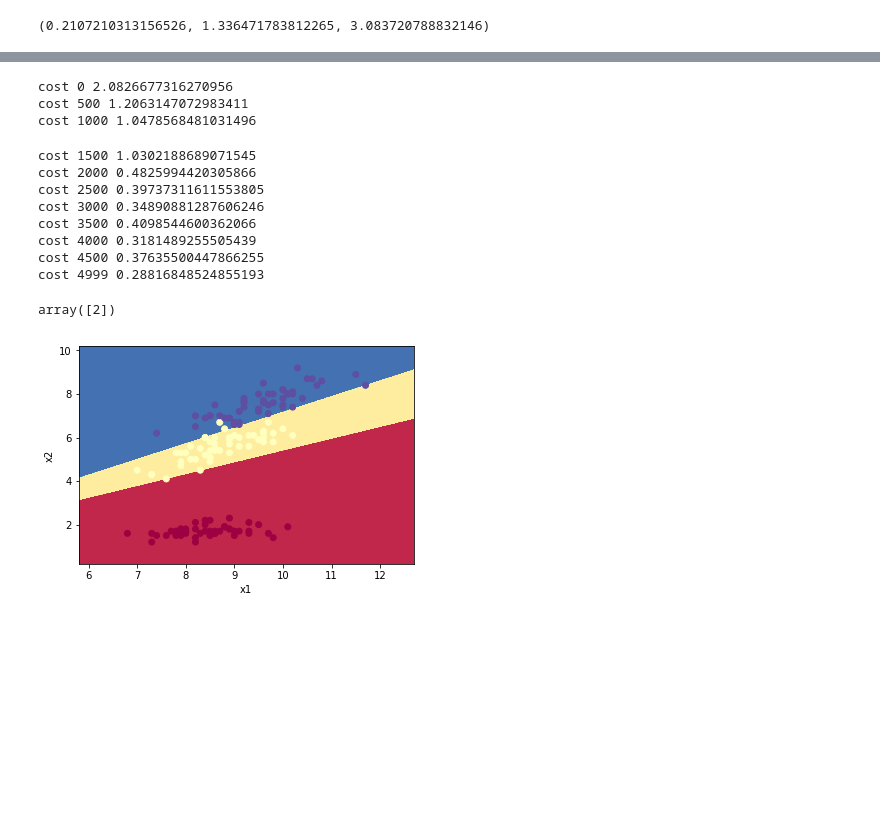
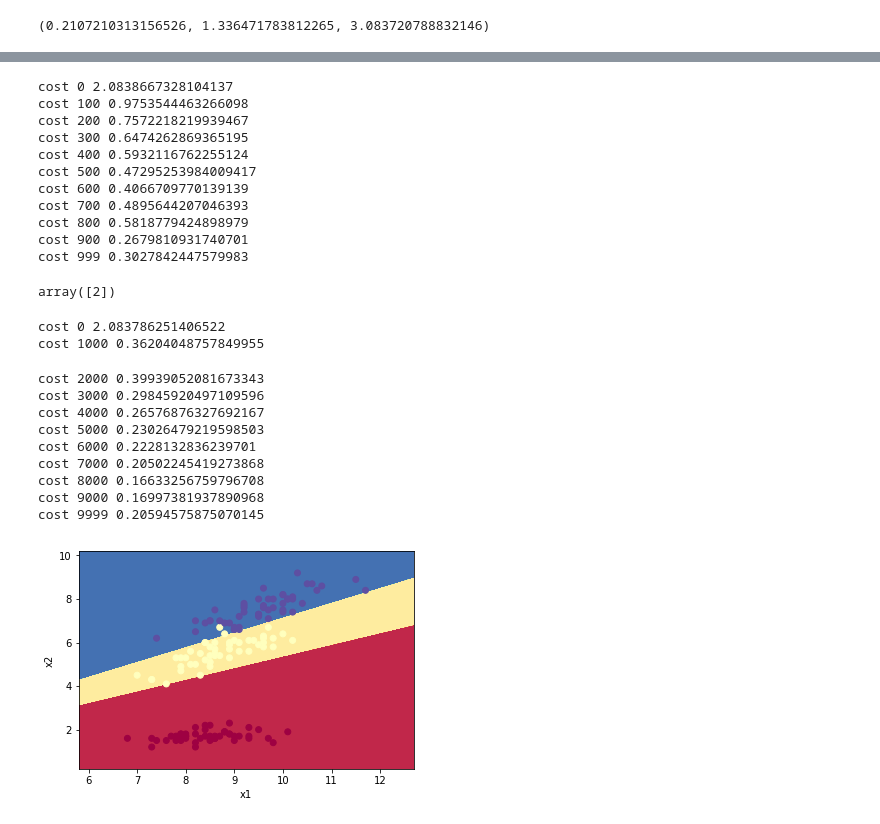
Before and after one commit to mkuzmik/neural-networks, a Jupyter notebook: mlp.ipynb, the cells around one changed output, grey strips where cells are left out. Cells and saved outputs as stored; diff of their text form; code cells hidden in the pictures; blank space fills up the shorter version.

```diff
--- a/mlp.ipynb
+++ b/mlp.ipynb
@@ -153,7 +153,8 @@ def initialize_layers(layers_sizes):
 
     for size in layers_sizes[1:]:
         weights = np.random.randn(size, prev_size) * 0.01
-        result += [weights]
+        biases = np.zeros(shape=(size, 1))
+        result += [{'weights': weights, 'biases': biases}]
         prev_size = size
 
     return result
@@ -175,10 +185,10 @@ def sigmoid(x, derivative=False):
         return sigm * (1. - sigm)
     return sigm
 
-def forward_propagation(Xx, Ww, activation='sigmoid'):
+def forward_propagation(Xx, Nn, activation='sigmoid'):
     """
-    X -- input dataset
-    W -- list of matrices with weights
+    Xx -- input dataset
+    Nn -- list of dictionaries with weights and bayases (neural network)
 
     Returns result of forward propagation (no_of_classes, no_of_examples) and cache with results of given layer
     """
@@ -186,8 +196,8 @@ def forward_propagation(Xx, Ww, activation='sigmoid'):
     A = Xx.T
     cache = [A]
 
-    for w in Ww:
-        Z = np.dot(w, A)
+    for layer in Nn:
+        Z = np.dot(layer['weights'], A) + layer['biases']
         if activation == 'sigmoid':
             A = sigmoid(Z)
         else:
@@ -301,15 +314,16 @@ backward_propagation(
 # %%
-def update_weights(W, gradients, learning_rate=1.2):
-    result_W = []
-    for (w, dW) in zip(W, gradients):
-        w = w - learning_rate * dW
-        result_W += [w]
-    return result_W
+def update_weights(Nn, gradients, learning_rate=1.2):
+    result_Nn = []
+    for (layer, grad) in zip(Nn, gradients):
+        layer['weights'] = layer['weights'] - learning_rate * grad['dW']
+        layer['biases'] = layer['biases'] - learning_rate * grad['dB']
+        result_Nn += [layer]
+    return result_Nn
 
 update_weights(
-    [np.array([[1,2],[3,4]]), np.array([[5]])],
-    [np.array([[0,1],[2,3]]), np.array([[4]])],
+    [{'weights': np.array([[1,2],[3,4]]), 'biases': np.zeros([2,1])},
+     {'weights': np.array([[1,2]]), 'biases': np.zeros([1,1])}],
+    [{'dW': np.array([[2,3],[4,5]]), 'dB': np.zeros([2,1])},
+     {'dW': np.array([[1,2]]), 'dB': np.zeros([1,1])}],
     1)
-# expected
-# [[1,1],[1,1]], [1]
 # %% [output]
@@ -318,5 +333,5 @@ update_weights(
 # %%
-def mlp_network(X, Y, iterations = 1000, hidden_layers=[10], activation='sigmoid'):
+def mlp_network(X, Y, iterations = 1000, hidden_layers=[10], activation='sigmoid', learning_rate=1.2, threshold=None):
     """
     Returns:
     W -- weights of optimal neural network
@@ -333,26 +348,29 @@ def mlp_network(X, Y, iterations = 1000, hidden_layers=[10], activation='sigmoid
             print('cost', i, compute_cost(A, Y))
             partials += [W]
 
+        if (not threshold == None and threshold > compute_cost(A, Y)):
+            break
+
         gradients = backward_propagation(W, cache, X, Y)
 
-        W = update_weights(W, gradients, 0.5)
+        W = update_weights(W, gradients, learning_rate)
 
     print('cost', i, compute_cost(A, Y))
     return W, partials
 
-optimal_W, partials = mlp_network(X, Ym, 5000, [10,6])
+optimal_W, partials = mlp_network(X, Ym, 1000, [6])
 # %% [output]
-cost 0 2.0826677316270956
-cost 500 1.2063147072983411
-cost 1000 1.0478568481031496
+cost 0 2.0838667328104137
+cost 100 0.9753544463266098
+cost 200 0.7572218219939467
+cost 300 0.6474262869365195
+cost 400 0.5932116762255124
+cost 500 0.47295253984009417
+cost 600 0.4066709770139139
+cost 700 0.4895644207046393
+cost 800 0.5818779424898979
+cost 900 0.2679810931740701
+cost 999 0.3027842447579983
-cost 1500 1.0302188689071545
-cost 2000 0.4825994420305866
-cost 2500 0.39737311611553805
-cost 3000 0.34890881287606246
-cost 3500 0.4098544600362066
-cost 4000 0.3181489255505439
-cost 4500 0.37635500447866255
-cost 4999 0.28816848524855193
 # %%
 def predict(X, W):
     results = []
@@ -365,9 +383,21 @@ predict(np.array([[3,4]]), optimal_W)
 # %% [output]
 array([2])
 # %%
+optimal_W, partials = mlp_network(X, Ym, 10000, [6])
 plot_decision_boundary(lambda x: predict(x, optimal_W), X.T, Y.T)
 # %% [output]
+cost 0 2.083786251406522
+cost 1000 0.36204048757849955
+cost 2000 0.39939052081673343
+cost 3000 0.29845920497109596
+cost 4000 0.26576876327692167
+cost 5000 0.23026479219598503
+cost 6000 0.2228132836239701
+cost 7000 0.20502245419273868
+cost 8000 0.16633256759796708
+cost 9000 0.16997381937890968
+cost 9999 0.20594575875070145
-[figure, old version]
+[figure, new version]
 # %%
 def normalize(M):
     m = M - M.mean(axis=0)
```
Also changed, not shown: parts of 9 cells of this notebook.
